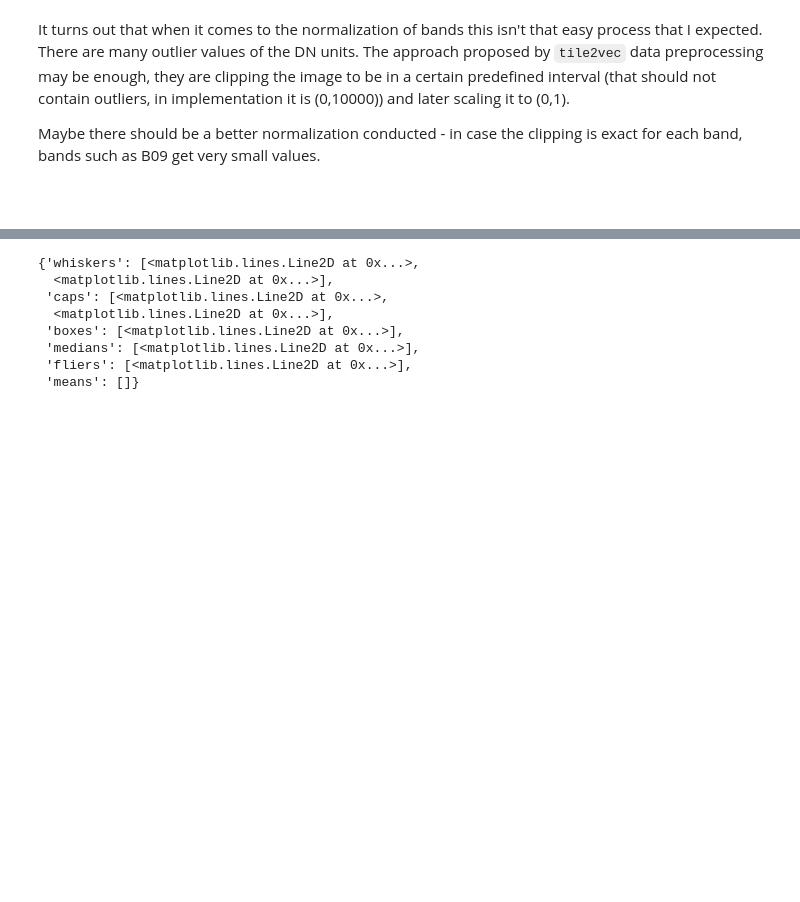
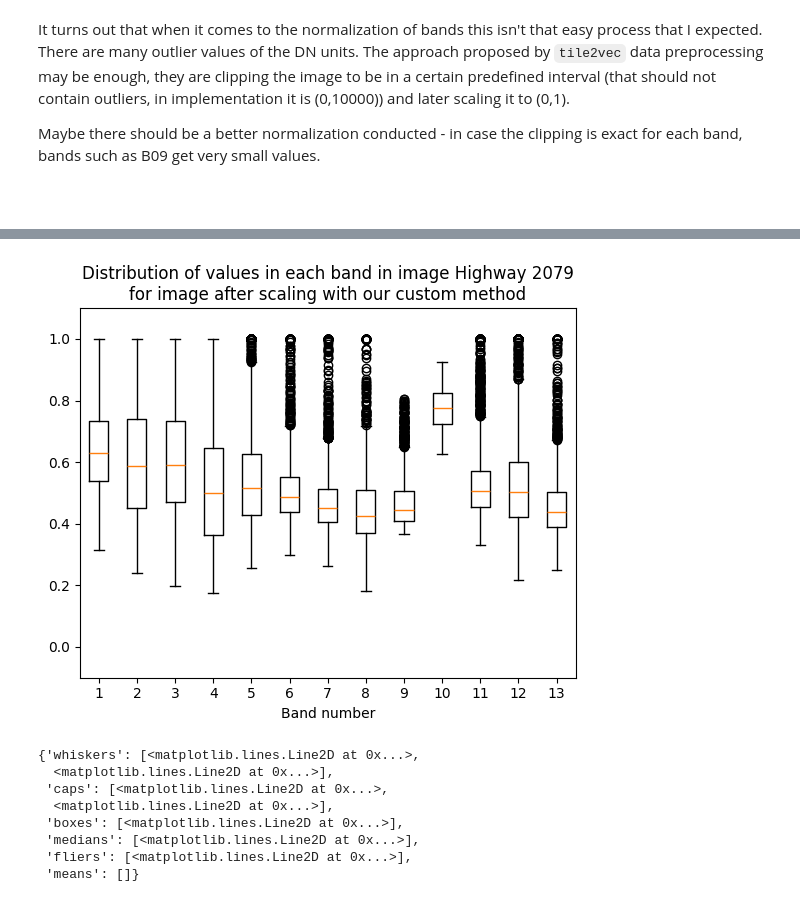
Before and after one commit to FilipLangiewicz/WB_projekt, a Jupyter notebook: code/data_preprocessing.ipynb, the cells around one changed output, grey strips where cells are left out. Saved outputs shown, nothing was run; the diff lists cells and outputs as text; code cells hidden in the pictures; blank space fills up the shorter version.

```diff
--- a/code/data_preprocessing.ipynb
+++ b/code/data_preprocessing.ipynb
@@ -264,3 +267,22 @@ plt.show()
+# %%
+clip_max = [1914. , 1842. , 1872.5, 2309. , 2512.5, 4012.5, 4895. , 5052. ,
+1643. ,   21.5, 4220.5, 3070.5, 5497.5]
+clip_min = [816.0, 314.0, 100.5, 0.0, 174.0, 153.0, 128.0, 0.0, 40.0, 1.5, 2.0, 1.0, 44.0]
+
+clip_min = np.reshape(clip_min, (len(clip_min), 1, 1)) # bands first
+clip_max= np.reshape(clip_max, (len(clip_max), 1, 1)) # bands first
+
+tile2vec_img = (np.clip(img, clip_min, clip_max) - clip_min) / (clip_max - clip_min)
+# %%
+bands = [tile2vec_img[i, :, :].flatten() for i in range(tile2vec_img.shape[0]) ]
+plt.boxplot(bands)
+plt.title(f"Distribution of values in each band in image Highway 2079\nfor image after scaling with our custom method")
+plt.ylim([-0.1, 1.1])
+plt.xlabel("Band number")
+
+plt.show()
+# %% [output]
+[figure, added]
 # %%
 plt.boxplot(bands[9])
 # %% [output]
```
Also changed, not shown: parts of 3 cells of this notebook.
